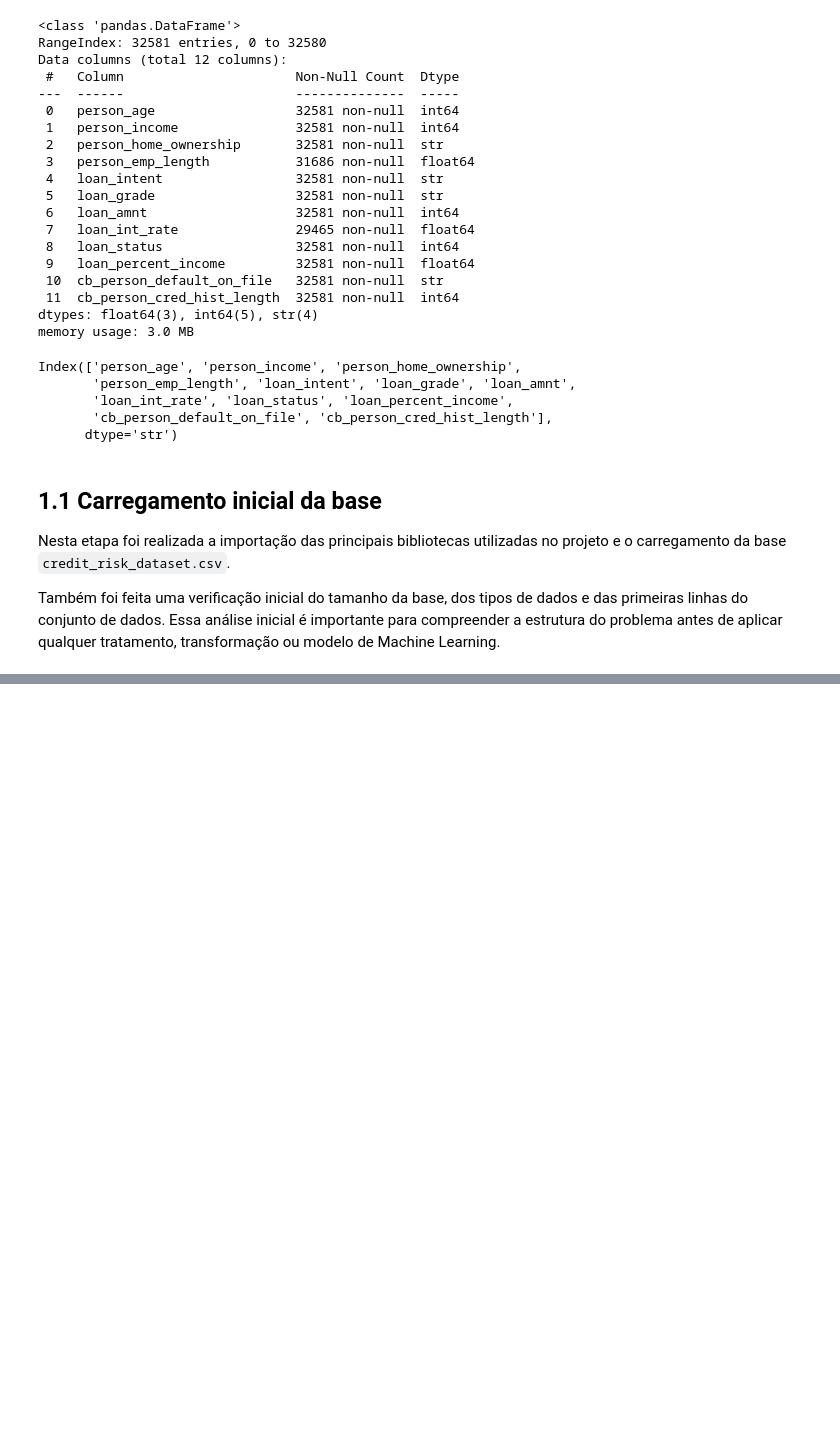
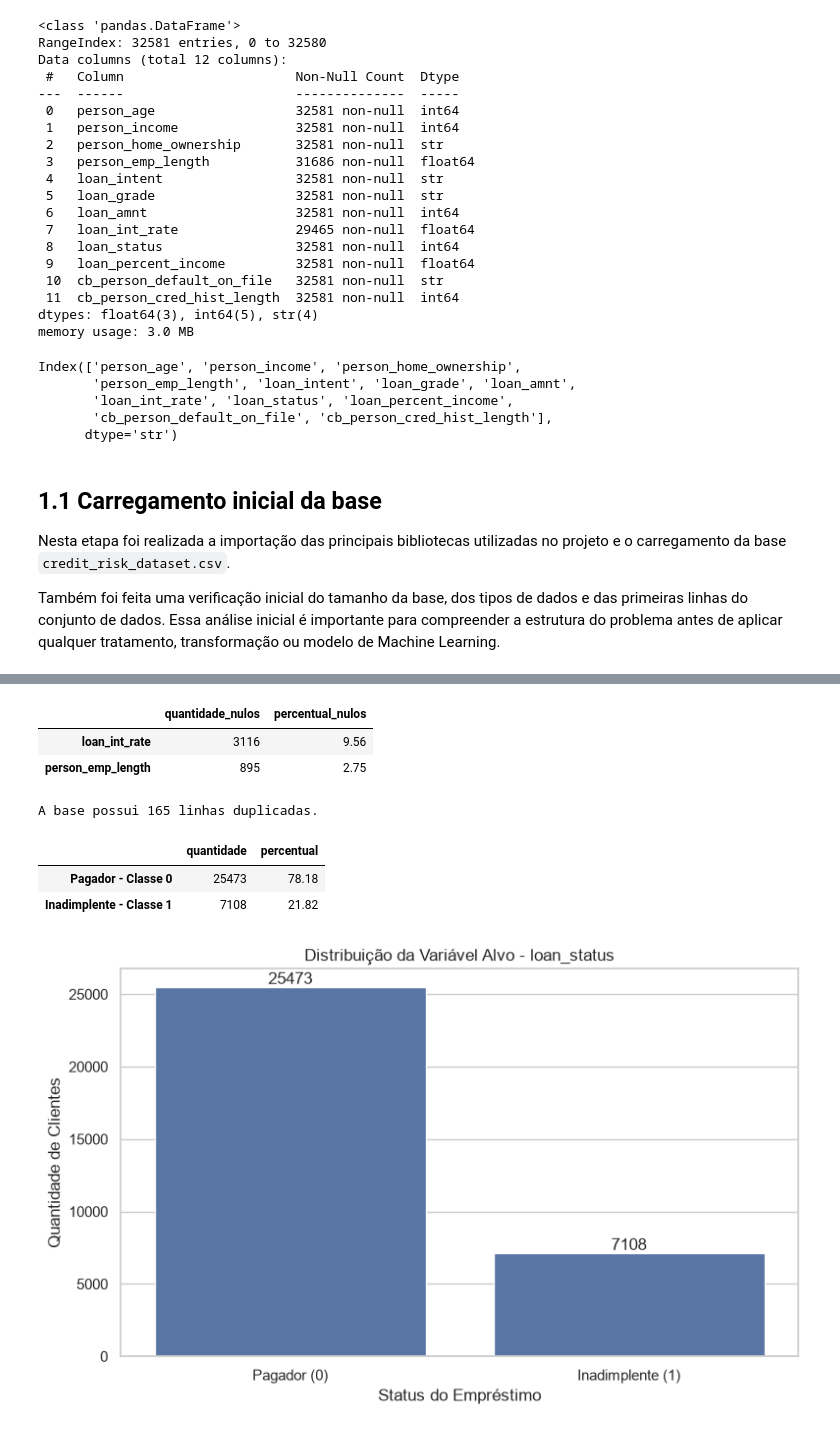
Before and after one commit to MarcioLuizBR/projeto-risco-credito-machine-learning, a Jupyter notebook: notebooks/pipeline_risco_credito.ipynb, the cells around one changed output, grey strips where cells are left out. Drawn from its saved outputs; the diff is of its cells as text; code cells hidden in the pictures; blank space fills up the shorter version.

Commit message:
feat: adiciona analise descritiva dos dados
Inclui estatísticas descritivas, análise de valores nulos, verificação de duplicadas e distribuição inicial da variável alvo.

```diff
--- a/notebooks/pipeline_risco_credito.ipynb
+++ b/notebooks/pipeline_risco_credito.ipynb
@@ -112,0 +155,67 @@ Também foi feita uma verificação inicial do tamanho da base, dos tipos de dad
+# %%
+# Verificando a quantidade e o percentual de valores nulos em cada coluna
+
+nulos = pd.DataFrame({
+    "quantidade_nulos": df.isnull().sum(),
+    "percentual_nulos": (df.isnull().mean() * 100).round(2)
+})
+
+nulos = nulos[nulos["quantidade_nulos"] > 0].sort_values(
+    by="quantidade_nulos",
+    ascending=False
+)
+
+nulos
+# %% [output]
+|  | quantidade_nulos | percentual_nulos |
+| loan_int_rate | 3116 | 9.56 |
+| person_emp_length | 895 | 2.75 |
+# %%
+# Verificando a quantidade de linhas duplicadas na base
+
+quantidade_duplicadas = df.duplicated().sum()
+
+print(f"A base possui {quantidade_duplicadas} linhas duplicadas.")
+# %% [output]
+A base possui 165 linhas duplicadas.
+# %%
+# Verificando a distribuição absoluta e percentual da variável alvo loan_status
+
+distribuicao_alvo = pd.DataFrame({
+    "quantidade": df["loan_status"].value_counts(),
+    "percentual": (df["loan_status"].value_counts(normalize=True) * 100).round(2)
+})
+
+distribuicao_alvo.index = ["Pagador - Classe 0", "Inadimplente - Classe 1"]
+
+distribuicao_alvo
+# %% [output]
+|  | quantidade | percentual |
+| Pagador - Classe 0 | 25473 | 78.18 |
+| Inadimplente - Classe 1 | 7108 | 21.82 |
+# %%
+# Gráfico de barras para visualizar o desbalanceamento da variável alvo
+
+plt.figure(figsize=(8, 5))
+
+ax = sns.countplot(
+    data=df,
+    x="loan_status"
+)
+
+plt.title("Distribuição da Variável Alvo - loan_status")
+plt.xlabel("Status do Empréstimo")
+plt.ylabel("Quantidade de Clientes")
+plt.xticks(
+    ticks=[0, 1],
+    labels=["Pagador (0)", "Inadimplente (1)"]
+)
+
+# Adicionando os valores acima das barras
+for container in ax.containers:
+    ax.bar_label(container)
+
+plt.tight_layout()
+plt.show()
+# %% [output]
+[figure, added]
```
Also changed, not shown: parts of 8 cells of this notebook, 1 other file.
